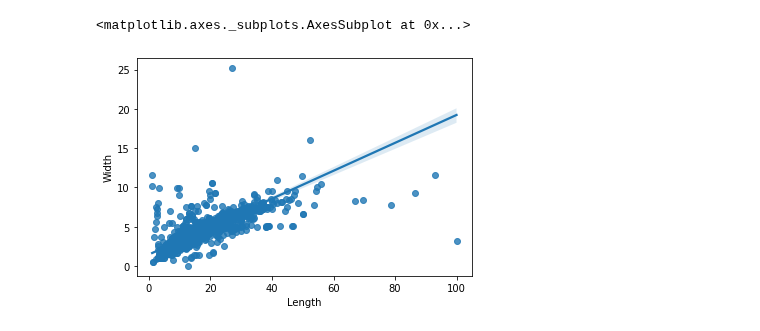
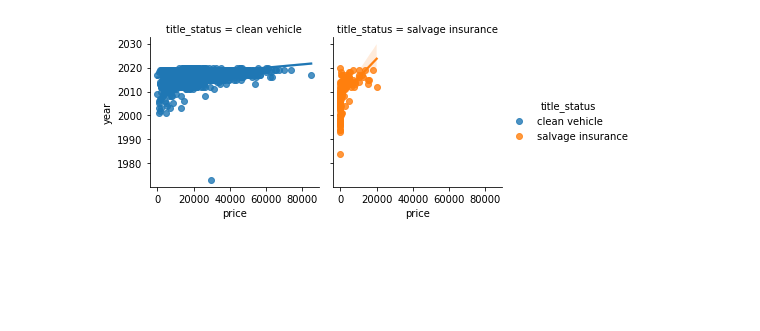
Before and after one commit to anhb8/Machine-Learning-Final-Project----Nguyen-Alina, a Jupyter notebook: Machine_Learning_Project.ipynb, the cells around one changed output. Saved outputs shown, nothing was run; the diff lists cells and outputs as text; code cells hidden in the pictures; blank space fills up the shorter version.

```diff
--- a/Machine_Learning_Project.ipynb
+++ b/Machine_Learning_Project.ipynb
@@ -41,5 +70,6 @@ sns.lineplot(x='Material',y='Number of views last 7 days',data=df)
-# %%
-sns.regplot(x='Length',y='Width',data=df)
-# %% [output]
-<matplotlib.axes._subplots.AxesSubplot at 0x...>
-[figure, removed]
+# %%
+g = sns.FacetGrid(df, col="title_status", hue="title_status")
+g.map(sns.regplot, "price", "year").add_legend()
+plt.show()
+# %% [output]
+[figure, added]
```
Also changed, not shown: parts of 7 cells of this notebook.
